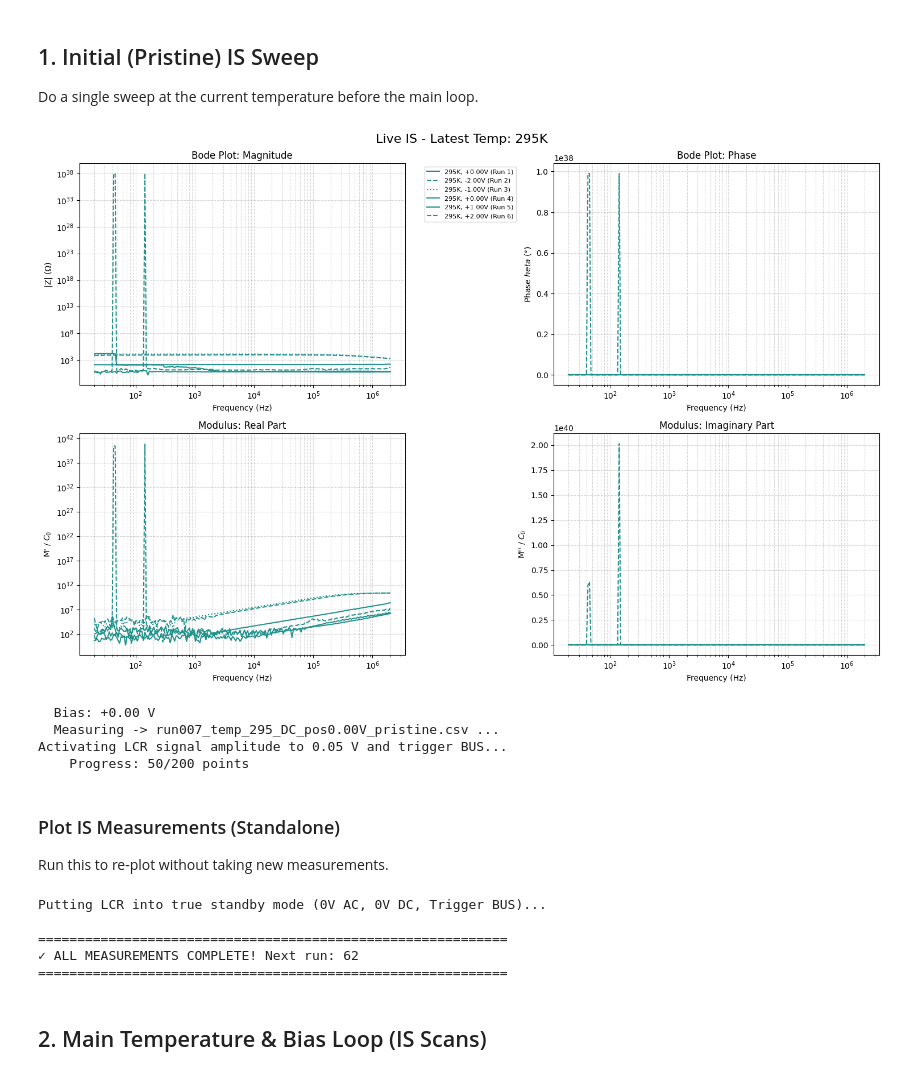
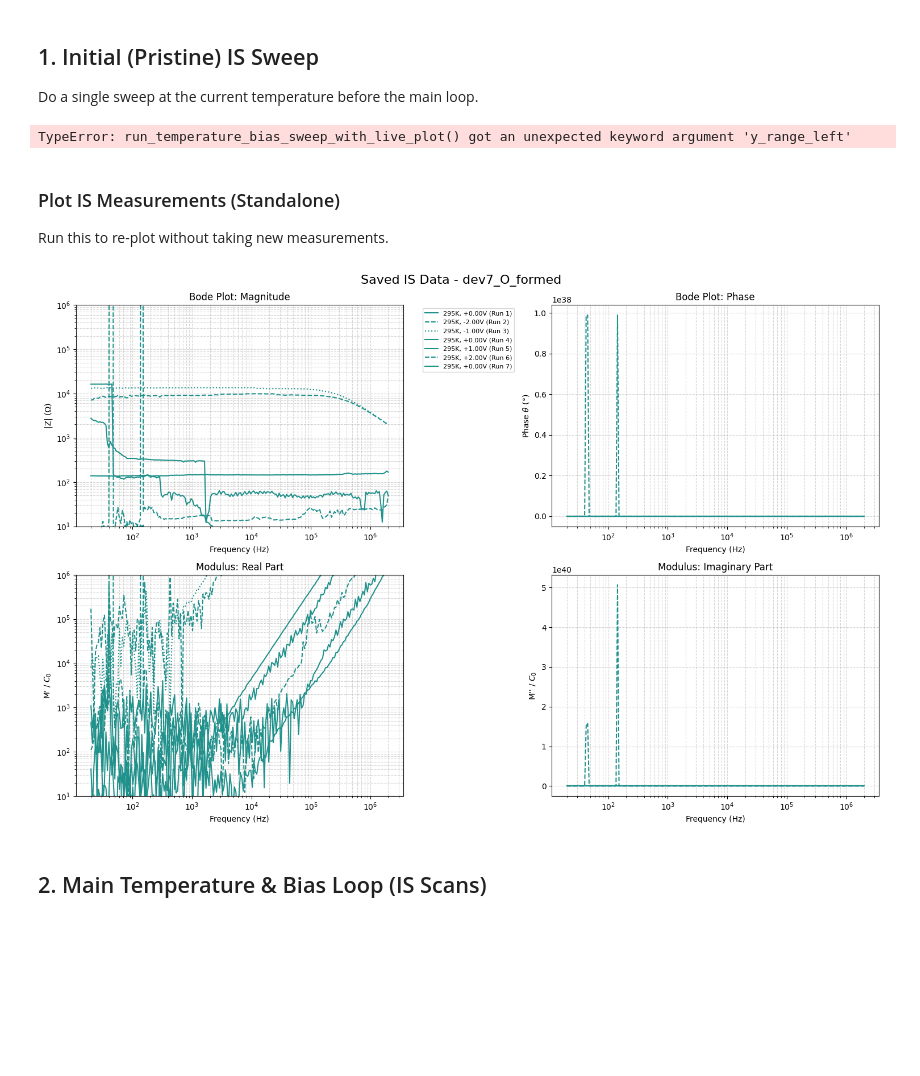
Before and after one commit to hc3413/Instrument_Control_Python, a Jupyter notebook: Jupyter Scripts/Agilent_Janis_Control.ipynb, the cells around one changed output. Drawn from its saved outputs; the diff is of its cells as text; code cells hidden in the pictures; blank space fills up the shorter version.

```diff
--- a/Jupyter Scripts/Agilent_Janis_Control.ipynb
+++ b/Jupyter Scripts/Agilent_Janis_Control.ipynb
@@ -119,7 +119,7 @@ Do a single sweep at the current temperature before the main loop.
 frequencies = np.round(np.logspace(np.log10(20), np.log10(2e6), num=200), decimals=2)
 
 current_temp = 295#janis.temperature
-dc_biases = [0.0, -2.0, -1.0, 0.0, 1.0, 2.0, 0.0]  # V
+dc_biases = [0.0, -2.0]  # V
 ac_amplitude = 0.05 # V
 
 sweep_name = "dev7_O_formed"
@@ -135,42 +135,35 @@ next_run = run_temperature_bias_sweep_with_live_plot(
     freq_points=frequencies,
     Vrms=ac_amplitude,
     filename_suffix="_pristine",
-    run_count_start=1,
+    run_count_start=7,
     run_select=None,
     extra_settle_time=0,
     log_y_left=True,   # log scale for Magnitude / Modulus Real
-    log_y_right=False  # linear scale for Phase / Modulus Imaginary
+    log_y_right=False,  # linear scale for Phase / Modulus Imaginary
+     y_range_left=[1e1,1e6],        # e.g. (1e3, 1e7)
 )
 # %% [output]
-[figure, removed]
-  Bias: +0.00 V
-  Measuring -> run007_temp_295_DC_pos0.00V_pristine.csv ...
-Activating LCR signal amplitude to 0.05 V and trigger BUS...
-    Progress: 50/200 points
+TypeError: run_temperature_bias_sweep_with_live_plot() got an unexpected keyword argument 'y_range_left'
 # %% [markdown]
 ### Plot IS Measurements (Standalone)
 Run this to re-plot without taking new measurements.
 # %%
 # Plot saved IS data from a specific folder without connecting to the instrument
 # Use run_num to select specific runs (e.g., run_num=[1, 2]). Use None to plot all matching runs.
 # Use temp_points and bias_points to filter only specific measurements (with tolerances).
 load_and_plot_is(
     parent_dir=output_path,
     sweep_name=sweep_name,
-    temp_points=temperatures, # e.g. [300, 290]
+    temp_points=[current_temp], # e.g. [300, 290]
     bias_points=dc_biases,    # e.g. [0.0, 1.0]
     run_num=None,
     log_y_left=True,
     log_y_right=False,
-    y_range_left=None,        # e.g. (1e3, 1e7)
+    y_range_left=[1e1,1e6],        # e.g. (1e3, 1e7)
     y_range_right=None        # e.g. (-90, 90)
 )
 # %% [output]
-Putting LCR into true standby mode (0V AC, 0V DC, Trigger BUS)...
-
-============================================================
-✓ ALL MEASUREMENTS COMPLETE! Next run: 62
-============================================================
+[figure, added]
 # %% [markdown]
 ## 2. Main Temperature & Bias Loop (IS Scans)
 # %%
```
